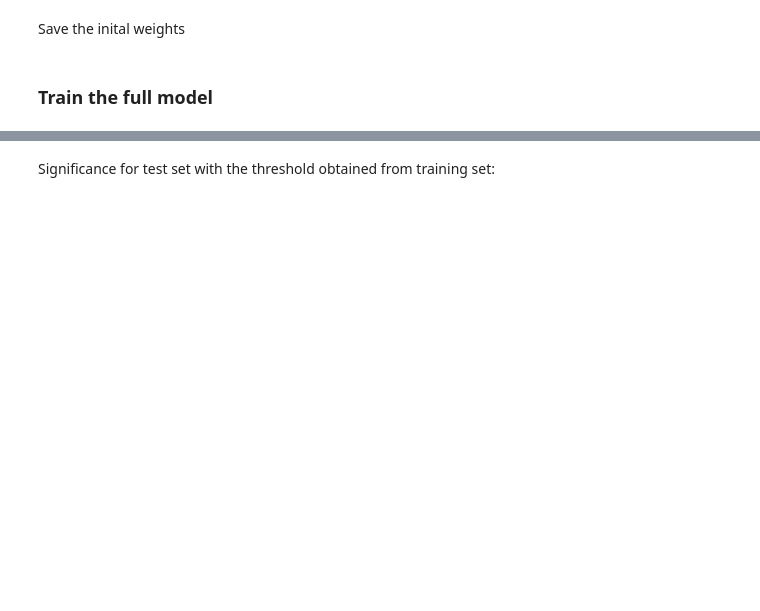
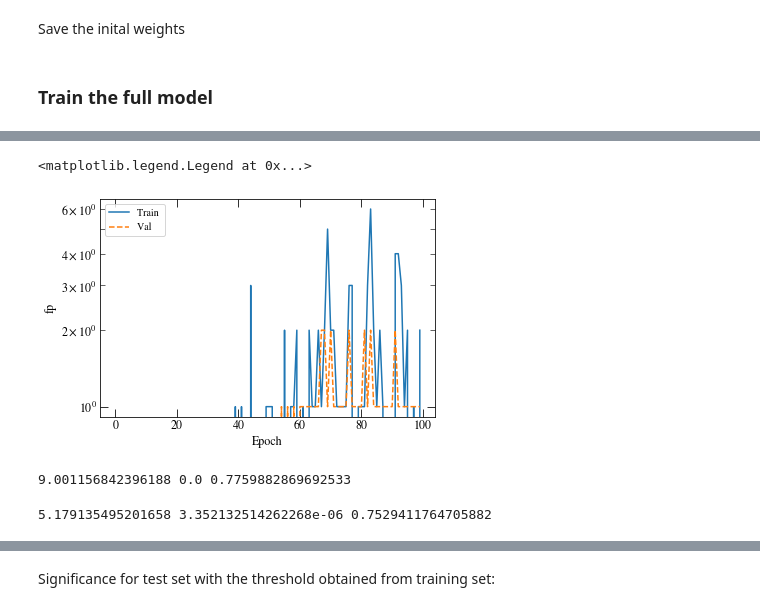
Before and after one commit to me-manu/fastespy, a Jupyter notebook: fastespy/notebooks/keras_workflow.ipynb, the cells around one changed output, grey strips where cells are left out. Drawn from its saved outputs; the diff is of its cells as text; code cells hidden in the pictures; blank space fills up the shorter version.

```diff
--- a/fastespy/notebooks/keras_workflow.ipynb
+++ b/fastespy/notebooks/keras_workflow.ipynb
@@ -307,0 +319,37 @@ plt.legend()
+# %%
+plot_metric(class_weight_history, metric='fp')
+plt.legend()
+# %% [output]
+<matplotlib.legend.Legend at 0x...>
+[figure, added]
+# %%
+thr = 0.5
+y_pred = model.predict(X_train)
+class_pred_test, tp, fp, fn = get_tp_fp_fn(y_train, y_pred, thr=thr)
+
+
+sig, bkg_rate, eff = get_sig_bkg_rate_eff(y_train,
+                                          y_pred,
+                                          N_tot=y_train.size + y_val.size + sd.y_test.size,
+                                          t_obs=t_tot_hrs * 3600.,
+                                          thr=thr
+                                         )
+print(sig, bkg_rate, eff)
+# %% [output]
+9.001156842396188 0.0 0.7759882869692533
+# %%
+#class_pred_test, tp, fp, fn = get_tp_fp_fn(sd.y_test, y_pred, thr=threshold[imax])
+thr = 0.5
+y_pred = model.predict(X_val)
+class_pred_test, tp, fp, fn = get_tp_fp_fn(y_val, y_pred, thr=thr)
+
+
+sig, bkg_rate, eff = get_sig_bkg_rate_eff(y_val,
+                                          y_pred,
+                                          N_tot=y_train.size + y_val.size + sd.y_test.size,
+                                          t_obs=t_tot_hrs * 3600.,
+                                          thr=thr
+                                         )
+print(sig, bkg_rate, eff)
+# %% [output]
+5.179135495201658 3.352132514262268e-06 0.7529411764705882
```
Also changed, not shown: parts of 35 cells of this notebook, 1 other file.
